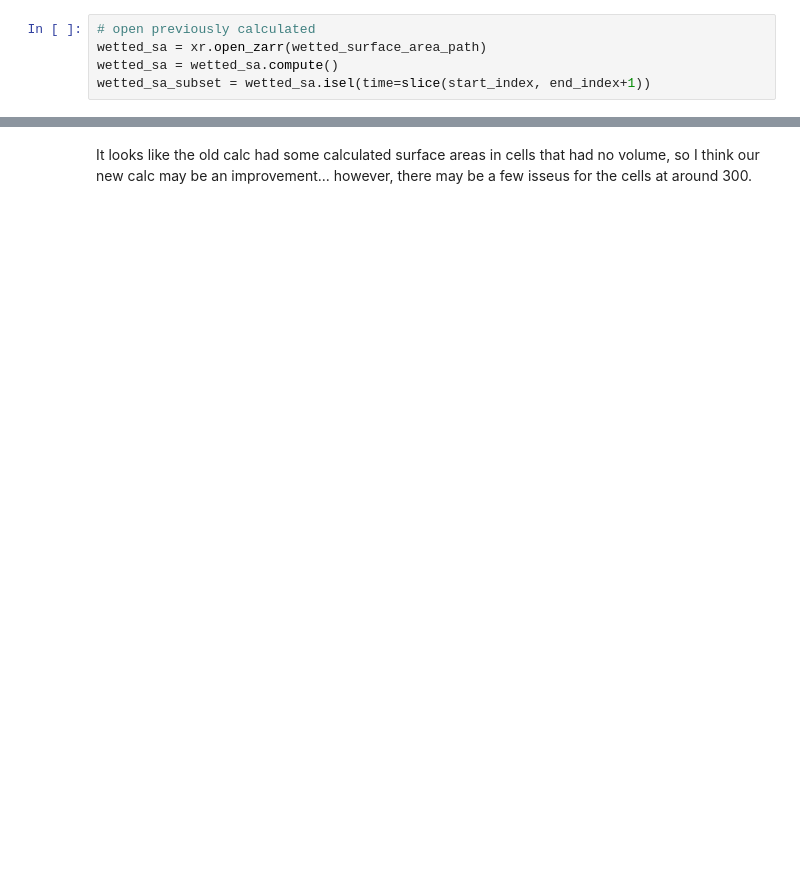
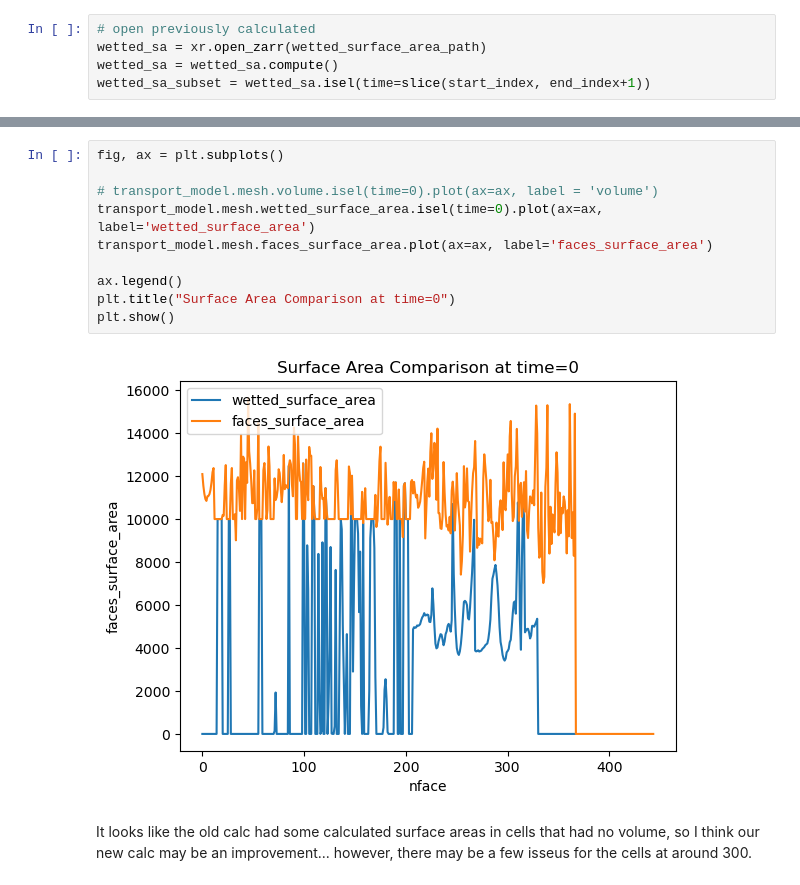
Before and after one commit to EcohydrologyTeam/ClearWater-riverine, a Jupyter notebook: examples/dev_sandbox/wetted_surface_area.ipynb, the cells around one changed output, grey strips where cells are left out. Cells and saved outputs as stored; diff of their text form; blank space fills up the shorter version.

```diff
--- a/examples/dev_sandbox/wetted_surface_area.ipynb
+++ b/examples/dev_sandbox/wetted_surface_area.ipynb
@@ -71,3 +97,15 @@ plt.show()
+# %%
+fig, ax = plt.subplots()
+
+# transport_model.mesh.volume.isel(time=0).plot(ax=ax, label = 'volume')
+transport_model.mesh.wetted_surface_area.isel(time=0).plot(ax=ax, label='wetted_surface_area')
+transport_model.mesh.faces_surface_area.plot(ax=ax, label='faces_surface_area')
+
+ax.legend()
+plt.title("Surface Area Comparison at time=0")
+plt.show()
+# %% [output]
+[figure, added]
 # %% [markdown]
 It looks like the old calc had some calculated surface areas in cells that had no volume, so I think our new calc may be an improvement...
 however, there may be a few isseus for the cells at around 300.
```
Also changed, not shown: parts of 22 cells of this notebook, 1 other file.
